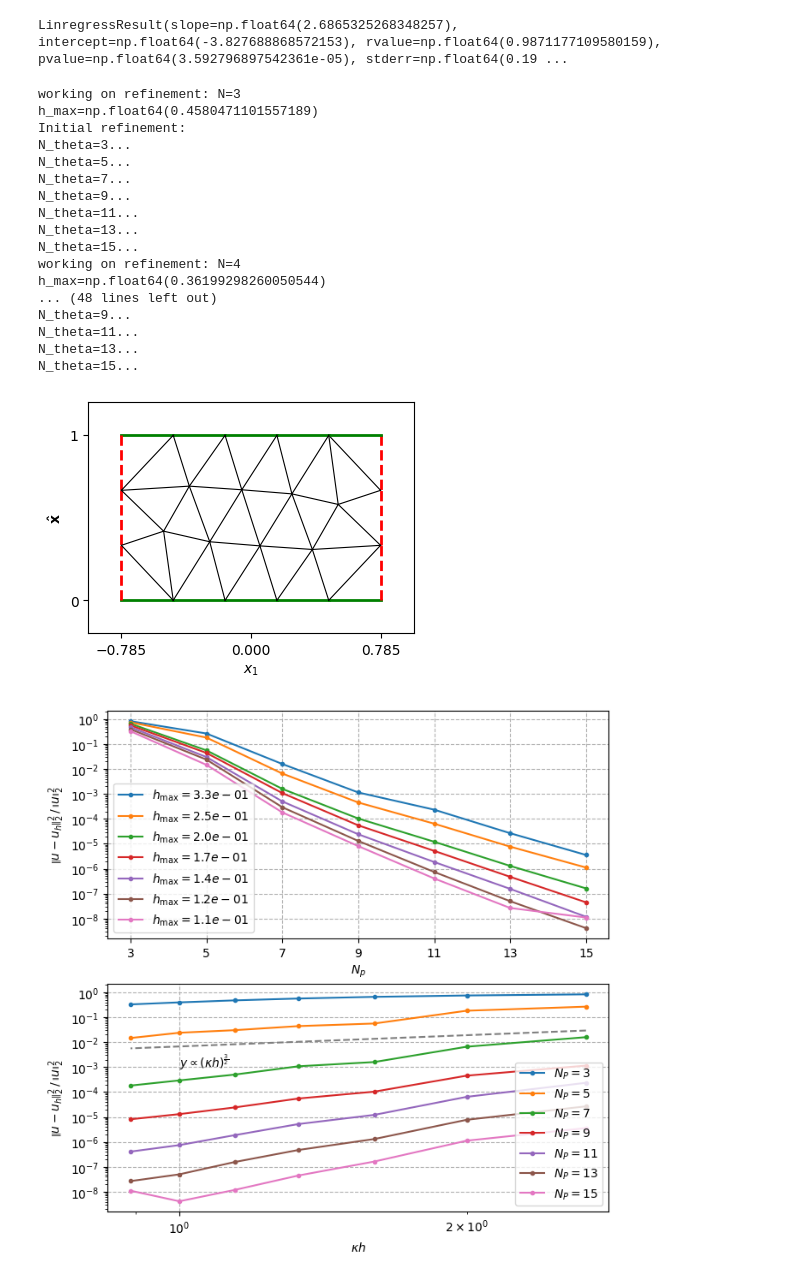
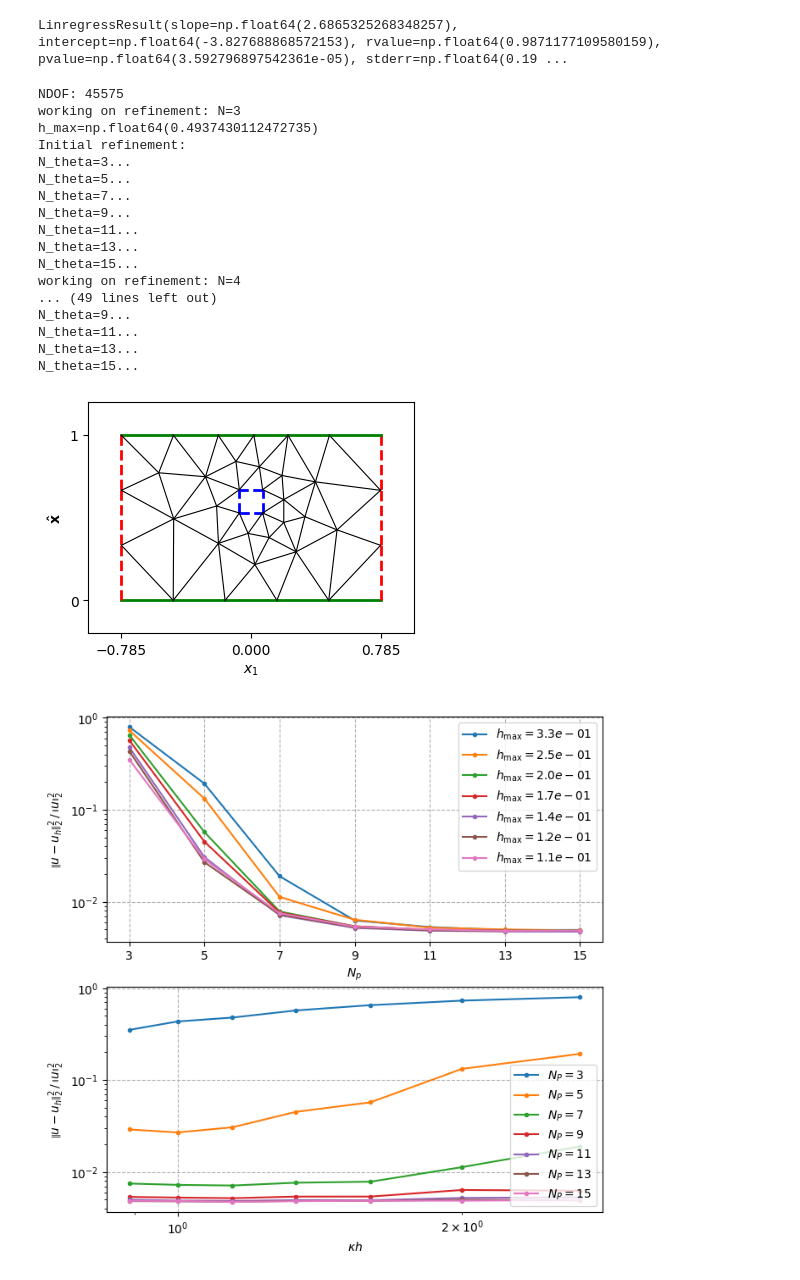
Before and after one commit to MPenaR/UWVFTrefftz, a Jupyter notebook: src/trend_line.ipynb, the cells around one changed output. Drawn from its saved outputs; the diff is of its cells as text; code cells hidden in the pictures.

Commit message:
penetrable PP block work

```diff
--- a/src/trend_line.ipynb
+++ b/src/trend_line.ipynb
@@ -156,8 +162,18 @@ x = np.linspace(-R,R,Nx)
 y = np.linspace(0,H,Ny)
 X, Y = np.meshgrid(x,y)
 
-M = 32
-u_exact = np.reshape( GreenFunctionModes(kappa_e, H, np.stack([X.ravel(),Y.ravel()], axis=1), c[0], c[1], M=M), (Ny,Nx))
+# M = 32
+# u_exact = np.reshape( GreenFunctionModes(kappa_e, H, np.stack([X.ravel(),Y.ravel()], axis=1), c[0], c[1], M=M), (Ny,Nx))
+center = (0, 0.6*H)
+t = 1
+u_exact = FEM_solution(R, H, params={"c" : center, "width" : np.sqrt(2)*0.1*H, "height" : np.sqrt(2)*0.1*H},
+             scatterer_shape=ScattererShape.RECTANGLE, scatterer_type=ScattererType.SOUND_SOFT,
+             n = t, k_e=kappa_e, k_i=kappa_e, X=X, Y=Y, delta_PML=0.5*R, alpha=0.5*(4+2*1j) )
+
+# u_exact = FEM_solution(R, H, params={"c" : center, "rad" : np.sqrt(2)*0.1*H},
+#              scatterer_shape=ScattererShape.CIRCLE, scatterer_type=ScattererType.SOUND_SOFT,
+#              n = t, k_e=kappa_e, k_i=kappa_e, X=X, Y=Y, delta_PML=0.5*R, alpha=0.5*(4+2*1j) )
+
 
 
 for (i,N) in enumerate(refinements):
@@ -166,7 +182,10 @@ for (i,N) in enumerate(refinements):
     hs[i] = h
 
     Domain = Waveguide(R=R,H=H)
-    #Domain.add_scatterer( ScattererShape.RECTANGLE, ScattererType.SOUND_SOFT, (c, np.sqrt(2)*0.1*H, np.sqrt(2)*0.1*H))
+    # Domain.add_fine_mesh_region(factor = 0.9, h_min = 0.01)
+    Domain.add_scatterer( ScattererShape.RECTANGLE, ScattererType.SOUND_SOFT, (center, np.sqrt(2)*0.1*H, np.sqrt(2)*0.1*H))
+    # Domain.add_scatterer( ScattererShape.CIRCLE, ScattererType.SOUND_SOFT, (center, np.sqrt(2)*0.1*H))
+
     Domain.generate_mesh(h_max=h)
 
     side_ls = np.array([E.l for E in Domain.Edges])
@@ -182,7 +201,7 @@ for (i,N) in enumerate(refinements):
         print(f"N_theta={Nth}...")
         th_0 = np.e/np.pi # no correct direction in the basis
         #th_0 = 0
-        V = TrefftzSpace(Domain, Nth, {"Omega_i" : kappa_e , "Omega_e" : kappa_e}, th_0 )
+        V = TrefftzSpace(Domain, Nth, kappa=kappa_e, n={"Omega_i" : 1 , "Omega_e" : 1}, th0=th_0 )
         N_modes = 15 #Number of modes for the DtN map
         # "UWVF" parameters
         a = 0.5
@@ -190,10 +209,9 @@ for (i,N) in enumerate(refinements):
         d_1 = 0.5
         d_2 = 0.5
 
-        A = Assemble_blockMatrix( V=V, Edges=Domain.Edges, H=H, k=kappa_e, N_p = Nth, th_0=th_0, a=1/2, b=1/2, d_1=1/2, d_2=1/2, N_DtN=N_modes)
-        # _, _, conds[i,j] = cond(A)
-        B = AssembleGreenRHS_left(V = V, Edges=Domain.Edges, k=kappa_e, H=H, d_2=1/2, x_0 = c[0], y_0 = c[1], M = M)
-
+        A = Assemble_blockMatrix( V=V, Edges=Domain.Edges, H=H, k=kappa_e, N_p = Nth, th_0=th_0, a=a, b=b, d_1=d_1, d_2=d_2, N_DtN=N_modes)
+        # B = AssembleGreenRHS_left(V = V, Edges=Domain.Edges, k=kappa_e, H=H, d_2=d_2, x_0 = c[0], y_0 = c[1], M = M)
+        B = AssembleRHS(V=V, Edges=Domain.Edges, k=kappa_e, H=H, d_2=1/2, t=t)
         A = A.tocsc()
 
         DOFs = solve(A,B)
@@ -202,8 +220,9 @@ for (i,N) in enumerate(refinements):
         u_Trefft =  np.reshape([ f(x_, y_) for x_, y_ in zip( X.ravel(), Y.ravel()) ], [Ny,Nx])
         errors[i,j] = Domain.L2_norm(X,Y,u_exact-u_Trefft)/Domain.L2_norm(X,Y,u_exact)
 # %% [output]
+NDOF: 45575
 working on refinement: N=3
-h_max=np.float64(0.4580471101557189)
+h_max=np.float64(0.4937430112472735)
 Initial refinement:
 N_theta=3...
 N_theta=5...
@@ -213,17 +232,16 @@ N_theta=11...
 N_theta=13...
 N_theta=15...
 working on refinement: N=4
-h_max=np.float64(0.36199298260050544)
-... (48 lines left out)
+... (49 lines left out)
 N_theta=9...
 N_theta=11...
 N_theta=13...
 N_theta=15...
-[figure, old version]
+[figure, new version]
 # %%
 plot_hp_convergence(errors=errors, hs=hs, N_ths=N_ths, kappa_e=kappa_e, N_modes=N_modes, H=H)
-plt.loglog(kappa_e*hs, np.e**(-5)*(kappa_e*hs)**(1.5),'--')
-plt.text(x=1., y=0.001, s=r'$y\propto(\kappa h)^{\frac{3}{2}}$')
-plt.savefig('with_1.5_line.pdf')
+# plt.loglog(kappa_e*hs, np.e**(-5)*(kappa_e*hs)**(1.5),'--')
+# plt.text(x=1., y=0.001, s=r'$y\propto(\kappa h)^{\frac{3}{2}}$')
+plt.savefig('soundsoft_square_mode_1_k_8.pdf')
 # %% [output]
-[figure, old version]
+[figure, new version]
```
Also changed, not shown: parts of 6 cells of this notebook, 7 other files.
